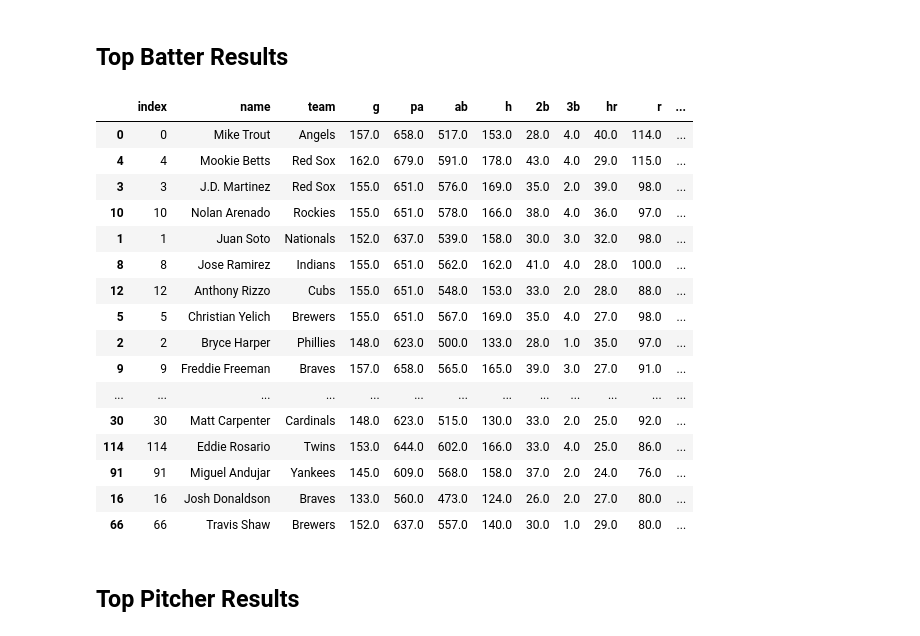
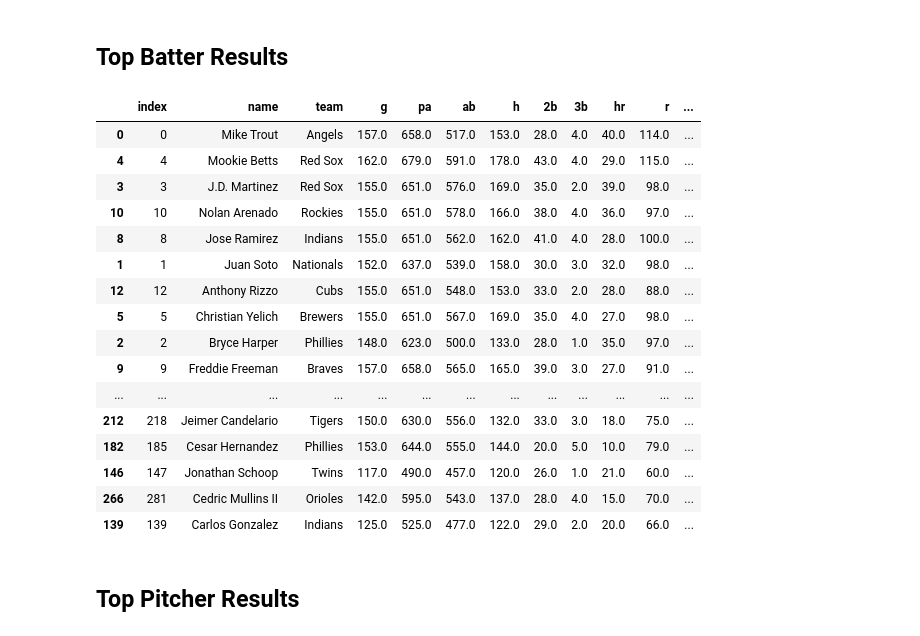
Before and after one commit to zmsy/notebooks, a Jupyter notebook: Player Z-scores.ipynb, the cells around one changed output. Cells and saved outputs as stored; diff of their text form; code cells hidden in the pictures.

```diff
--- a/Player Z-scores.ipynb
+++ b/Player Z-scores.ipynb
@@ -63,13 +63,13 @@ dfp = pd.read_sql("select * from fantasy.pitchers_projections_depth_charts where
 dfb = pd.read_sql("select * from fantasy.batters_projections_depth_charts where pa > 50", conn)
 # %%
 # create any calculated columns necessary
-dfb['k_pct'] = dfb['so'] / dfb['ab']
-dfb['rc'] = dfb['ab'] * dfb['obp'] * dfb['slg']
+dfb['k_pct'] = (dfb['so'] / dfb['ab']).round(2)
+dfb['rc'] = (dfb['ab'] * dfb['obp'] * dfb['slg']).round(2)
 
 # quality starts metric from here:
 # https://yourfantasyjoe.blogspot.com/2010/02/projecting-quality-starts.html
 # xQS = GS * (.4650115 - (ERA * .0872381) + ((IP/GS) * .0746775))
-dfp['qs'] = dfp['gs'] * (0.4650115 - (dfp['era'] * 0.0872381) + ((dfp['ip']/dfp['gs']) * .0746775))
+dfp['qs'] = (dfp['gs'] * (0.4650115 - (dfp['era'] * 0.0872381) + ((dfp['ip']/dfp['gs']) * .0746775))).round(2)
 dfp.fillna(value={'qs': 0.0}, inplace=True)
 print()
 # %%
@@ -116,7 +116,7 @@ for col in dfb_score_cols.keys():
         (dfb[col] - dfb[col][min_pa].mean()) / dfb[col][min_pa].std(ddof=0)
         * dfb_score_cols[col]["dir"]
         * dfb_score_cols[col]["weight"]
-    )
+    ).round(3)
 
 for col in dfp_score_cols.keys():
     col_score = col + "_score"
@@ -124,7 +124,7 @@ for col in dfp_score_cols.keys():
         (dfp[col] - dfp[col][min_ip].mean()) / dfp[col][min_ip].std(ddof=0)
         * dfp_score_cols[col]["dir"]
         * dfp_score_cols[col]["weight"]
-    )
+    ).round(3)
 # %%
 # sum all of the values into 'total_score'
 dfb['total_score'] = dfb[dfb_score_col_names].sum(axis=1)
@@ -150,44 +150,39 @@ NUM_TEAMS = 8
 NUM_BATTERS = 15
 NUM_PITCHERS = 10
 
-MIDDLE_BATTER_INDEX = (NUM_TEAMS * NUM_BATTERS) / 2
-MIDDLE_PITCHER_INDEX = (NUM_TEAMS * NUM_PITCHERS) / 2
+MIDDLE_BATTER_INDEX = int((NUM_TEAMS * NUM_BATTERS) / 2)
+MIDDLE_PITCHER_INDEX = int((NUM_TEAMS * NUM_PITCHERS) / 2)
+
+middle_batter_score = dfb[dfb['total_z_score_rank'] == MIDDLE_BATTER_INDEX]['total_z_score']
+dfb['total_z_score'] = dfb['total_z_score'] - float(middle_batter_score)
+dfb.reset_index(drop=True)
+
+middle_pitcher_score = dfp[dfp['total_z_score_rank'] == MIDDLE_PITCHER_INDEX]['total_z_score']
+dfp['total_z_score'] = dfp['total_z_score'] - float(middle_pitcher_score)
+dfp.reset_index(drop=True)
+print()
-# %%
-middle_batter_score = dfb[dfb['total_z_score_rank'] == MIDDLE_BATTER_INDEX]['total_z_score']
-dfb['total_z_score'] = dfb['total_z_score'] - float(middle_batter_score)
-dfb['total_z_score'] *= dfb_weight
-
-middle_pitcher_score = dfp[dfp['total_z_score_rank'] == MIDDLE_PITCHER_INDEX]['total_z_score']
-dfp['total_z_score'] = dfp['total_z_score'] - float(middle_pitcher_score)
-
-
-# apply weights by how far above zero the player is (capped at zero for negatives)
-max_score = float(dfp['total_z_score'].max())
-dfp['weight_diff'] = dfp['total_z_score'].apply(lambda x: max(0.0, x / max_score))
-dfp['weight_scale'] = dfp['weight_diff'].apply(lambda x: dfp_weight + ((1 - x) * (1 - dfp_weight)))
-dfp['total_z_score'] = dfp['total_z_score'] * dfp['weight_scale']
 # %% [markdown]
 ## Top Batter Results
 # %%
-dfb.head(50)
+dfb.head(150)
 # %% [output]
 |  | index | name | team | g | pa | ab | h | 2b | 3b | hr | r | ... |
 | 0 | 0 | Mike Trout | Angels | 157.0 | 658.0 | 517.0 | 153.0 | 28.0 | 4.0 | 40.0 | 114.0 | ... |
 | 4 | 4 | Mookie Betts | Red Sox | 162.0 | 679.0 | 591.0 | 178.0 | 43.0 | 4.0 | 29.0 | 115.0 | ... |
 | 3 | 3 | J.D. Martinez | Red Sox | 155.0 | 651.0 | 576.0 | 169.0 | 35.0 | 2.0 | 39.0 | 98.0 | ... |
 | 10 | 10 | Nolan Arenado | Rockies | 155.0 | 651.0 | 578.0 | 166.0 | 38.0 | 4.0 | 36.0 | 97.0 | ... |
+| 8 | 8 | Jose Ramirez | Indians | 155.0 | 651.0 | 562.0 | 162.0 | 41.0 | 4.0 | 28.0 | 100.0 | ... |
 | 1 | 1 | Juan Soto | Nationals | 152.0 | 637.0 | 539.0 | 158.0 | 30.0 | 3.0 | 32.0 | 98.0 | ... |
-| 8 | 8 | Jose Ramirez | Indians | 155.0 | 651.0 | 562.0 | 162.0 | 41.0 | 4.0 | 28.0 | 100.0 | ... |
 | 12 | 12 | Anthony Rizzo | Cubs | 155.0 | 651.0 | 548.0 | 153.0 | 33.0 | 2.0 | 28.0 | 88.0 | ... |
 | 5 | 5 | Christian Yelich | Brewers | 155.0 | 651.0 | 567.0 | 169.0 | 35.0 | 4.0 | 27.0 | 98.0 | ... |
 | 2 | 2 | Bryce Harper | Phillies | 148.0 | 623.0 | 500.0 | 133.0 | 28.0 | 1.0 | 35.0 | 97.0 | ... |
 | 9 | 9 | Freddie Freeman | Braves | 157.0 | 658.0 | 565.0 | 165.0 | 39.0 | 3.0 | 27.0 | 91.0 | ... |
 | ... | ... | ... | ... | ... | ... | ... | ... | ... | ... | ... | ... | ... |
-| 30 | 30 | Matt Carpenter | Cardinals | 148.0 | 623.0 | 515.0 | 130.0 | 33.0 | 2.0 | 25.0 | 92.0 | ... |
-| 114 | 114 | Eddie Rosario | Twins | 153.0 | 644.0 | 602.0 | 166.0 | 33.0 | 4.0 | 25.0 | 86.0 | ... |
-| 91 | 91 | Miguel Andujar | Yankees | 145.0 | 609.0 | 568.0 | 158.0 | 37.0 | 2.0 | 24.0 | 76.0 | ... |
-| 16 | 16 | Josh Donaldson | Braves | 133.0 | 560.0 | 473.0 | 124.0 | 26.0 | 2.0 | 27.0 | 80.0 | ... |
-| 66 | 66 | Travis Shaw | Brewers | 152.0 | 637.0 | 557.0 | 140.0 | 30.0 | 1.0 | 29.0 | 80.0 | ... |
+| 212 | 218 | Jeimer Candelario | Tigers | 150.0 | 630.0 | 556.0 | 132.0 | 33.0 | 3.0 | 18.0 | 75.0 | ... |
+| 182 | 185 | Cesar Hernandez | Phillies | 153.0 | 644.0 | 555.0 | 144.0 | 20.0 | 5.0 | 10.0 | 79.0 | ... |
+| 146 | 147 | Jonathan Schoop | Twins | 117.0 | 490.0 | 457.0 | 120.0 | 26.0 | 1.0 | 21.0 | 60.0 | ... |
+| 266 | 281 | Cedric Mullins II | Orioles | 142.0 | 595.0 | 543.0 | 137.0 | 28.0 | 4.0 | 15.0 | 70.0 | ... |
+| 139 | 139 | Carlos Gonzalez | Indians | 125.0 | 525.0 | 477.0 | 122.0 | 29.0 | 2.0 | 20.0 | 66.0 | ... |
 # %% [markdown]
 ## Top Pitcher Results
 # %%
```
Also changed, not shown: parts of 10 cells of this notebook, 1 other file.
